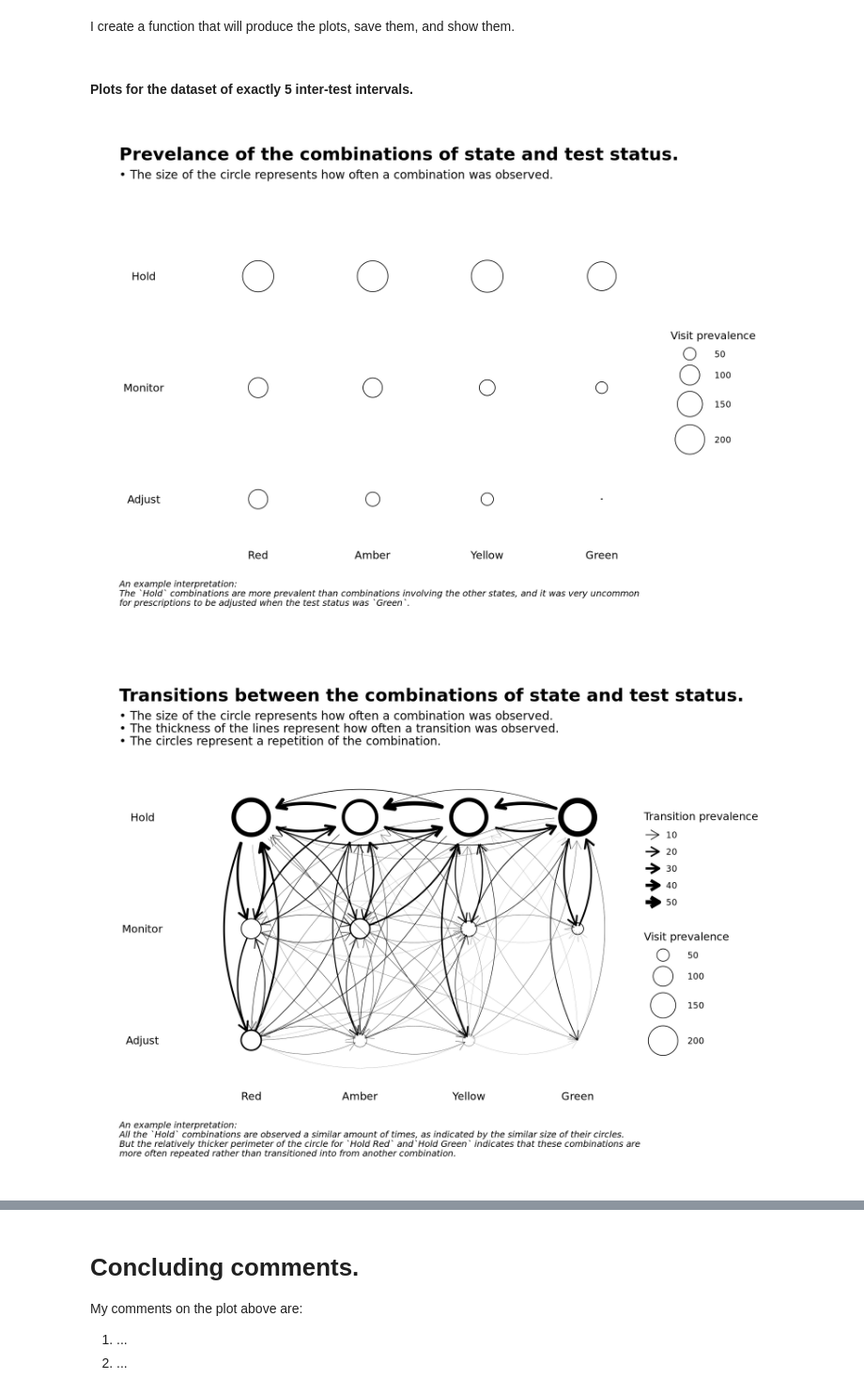
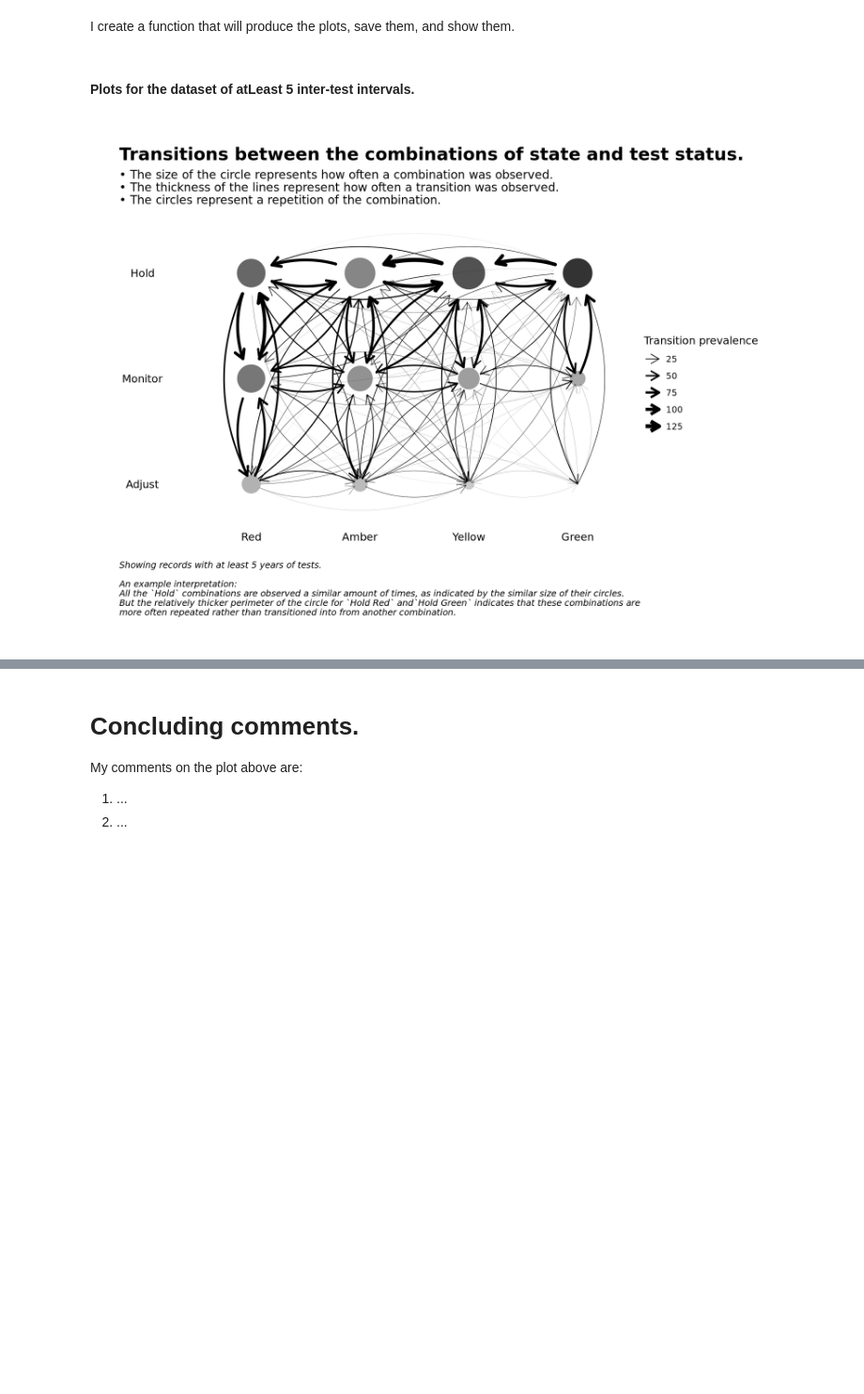
Before and after one commit to ConnectedBradford/c-mcinerney-workspace, a Jupyter notebook: RESHAPE/Glasziou_study_0yearsSinceDiagnosis_transitions_plot.ipynb, the cells around one changed output, grey strips where cells are left out. Shown at 94% size. Saved outputs shown, nothing was run; the diff lists cells and outputs as text; code cells hidden in the pictures; blank space fills up the shorter version.

Commit message:
Change visualisation of self-loops to colour gradient

```diff
--- a/RESHAPE/Glasziou_study_0yearsSinceDiagnosis_transitions_plot.ipynb
+++ b/RESHAPE/Glasziou_study_0yearsSinceDiagnosis_transitions_plot.ipynb
@@ -192,22 +187,22 @@ pids_temp <-
     dplyr::mutate( consecutive_and_starts_from_1 = all( start_from_1, consecutive ) ) %>%
     dplyr::ungroup()
 
-pids_exactly_5 <-
+pids_atLeast_5 <-
     pids_temp %>%
     dplyr::group_by( person_id ) %>%
-    dplyr::filter( ( max( idx_test_interval ) == 5 ), all( consecutive_and_starts_from_1 ) ) %>%
+    dplyr::filter( ( max( idx_test_interval ) >= 5 ), all( consecutive_and_starts_from_1 ) ) %>%
     dplyr::ungroup() %>%
     dplyr::pull( person_id )
-pids_exactly_10 <-
+pids_atLeast_10 <-
     pids_temp %>%
     dplyr::group_by( person_id ) %>%
-    dplyr::filter( ( max( idx_test_interval ) == 10 ), all( consecutive_and_starts_from_1 ) ) %>%
+    dplyr::filter( ( max( idx_test_interval ) >= 10 ), all( consecutive_and_starts_from_1 ) ) %>%
     dplyr::ungroup() %>%
     dplyr::pull( person_id )
-pids_exactly_15 <-
+pids_atLeast_15 <-
     pids_temp %>%
     dplyr::group_by( person_id ) %>%
-    dplyr::filter( ( max( idx_test_interval ) == 15 ), all( consecutive_and_starts_from_1 ) ) %>%
+    dplyr::filter( ( max( idx_test_interval ) >= 15 ), all( consecutive_and_starts_from_1 ) ) %>%
     dplyr::ungroup() %>%
     dplyr::pull( person_id )
 
@@ -222,19 +217,23 @@ fnc__make_transition_tibble <-
     function(
         sts = NULL   # The STS object to filter.
         ,pids = NULL # A vector of the `person_id` values to filter for.
+        ,final.test.idx = NULL # An integer indicating the index of the test back from which we will look for three test events.
     )
 {
     # Check that arguments are valid.
     if( is.null( sts ) ) { stop( "\nArgument `sts` was not provided.\n" ) }
     if( is.null( pids ) ) { stop( "\nArgument `pids` was not provided.\n" ) }
+    if( is.null( final.test.idx ) ) { stop( "\nArgument `final.test.idx` was not provided.\n" ) }
 
     # Create the transition tibble.
     tbbl_transitions <-
         sts %>%
-        # Filter for the cohort with exactly 5 tests on record.
+        # Filter for the cohort with atLeast 5 tests on record.
         tibble::rownames_to_column( "person_id" ) %>%
         dplyr::filter( person_id %in% pids ) %>%
         tibble::column_to_rownames( "person_id" ) %>%
+        # Filter for the requested test events.
+        dplyr::select( ( all_of( final.test.idx ) - 3 ):all_of( final.test.idx ) ) %>%
         # Remove the default start node.
         ggsankey::make_long( colnames( . ) ) %>%
         # Reorder the `node` variable values to match their colours.
@@ -248,11 +247,11 @@ fnc__make_transition_tibble <-
 
     return( tbbl_transitions )
 }
-
-# Create the transitions tibbles.
-transitions__exactly_5  <- fnc__make_transition_tibble( sts = sts_seqmine_HMAandTestStatus, pids =  pids_exactly_5 )
-transitions__exactly_10 <- fnc__make_transition_tibble( sts = sts_seqmine_HMAandTestStatus, pids =  pids_exactly_10 )
-transitions__exactly_15 <- fnc__make_transition_tibble( sts = sts_seqmine_HMAandTestStatus, pids =  pids_exactly_15 )
+# %%
+# Create the transitions tibbles.
+transitions__atLeast_5  <- fnc__make_transition_tibble( sts = sts_seqmine_HMAandTestStatus, pids =  pids_atLeast_5, final.test.idx = 5 )
+transitions__atLeast_10 <- fnc__make_transition_tibble( sts = sts_seqmine_HMAandTestStatus, pids =  pids_atLeast_10, final.test.idx = 10 )
+transitions__atLeast_15 <- fnc__make_transition_tibble( sts = sts_seqmine_HMAandTestStatus, pids =  pids_atLeast_15, final.test.idx = 15 )
 # %% [markdown]
 Create a tibble of transition probabilities, for each data subset.
 # %%
@@ -627,27 +637,27 @@ fnc__plot_transition_matrices <-
 
 }
 # %% [markdown]
-#### Plots for the dataset of exactly 5 inter-test intervals.
+#### Plots for the dataset of atLeast 5 inter-test intervals.
 # %%
 fnc__plot_transition_matrices(
-    plot_data = transitions__exactly_5
-    ,save.name = paste0( followup_delay_in_years, "yearsSinceDiagnosis_exactly_5" )
+    plot_data = transitions__atLeast_5
+    ,save.name = paste0( followup_delay_in_years, "yearsSinceDiagnosis_atLeast_5" )
     ,caption.axes.plot = ""
     ,caption.visits.plot =
         paste0(
             "An example interpretation:\n"
             ,"The `Hold` combinations are more prevalent than combinations involving the other states, and it was very uncommon\n"
             ,"for prescriptions to be adjusted when the test status was `Green`.\n"
         )
     ,caption.transitions.plot =
         paste0(
-            "An example interpretation:\n"
+            "Showing records with at least 5 years of tests.\n\n"
+            ,"An example interpretation:\n"
             ,"All the `Hold` combinations are observed a similar amount of times, as indicated by the similar size of their circles.\n"
             ,"But the relatively thicker perimeter of the circle for `Hold Red` and`Hold Green` indicates that these combinations are\n"
             ,"more often repeated rather than transitioned into from another combination."
         )
 )
 # %% [output]
-[figure, old version]
+[figure, new version]
-[figure, removed]
 # %% [markdown]
```
Also changed, not shown: parts of 15 cells of this notebook, 1 other file.
